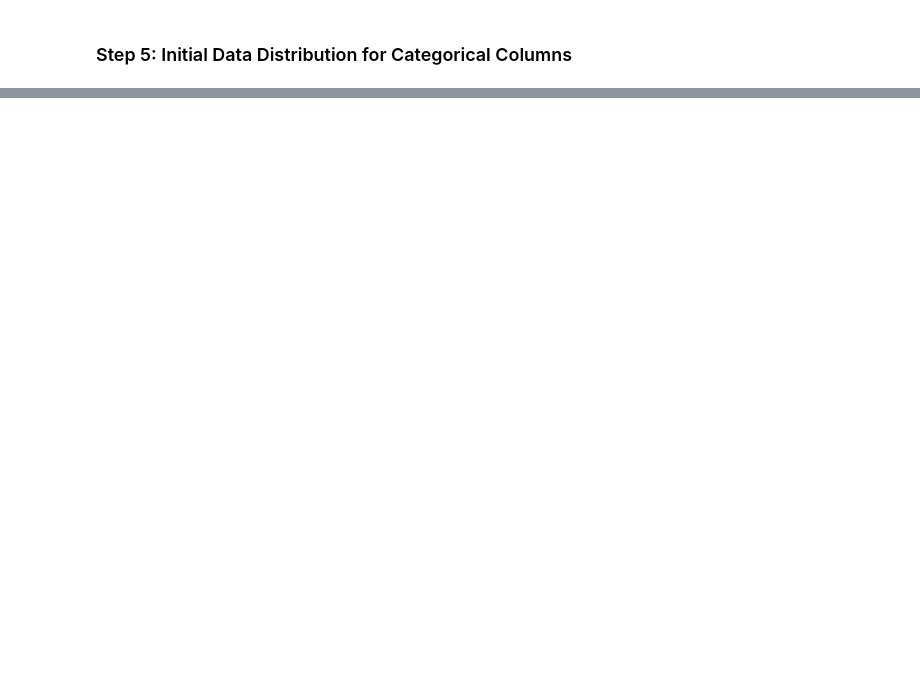
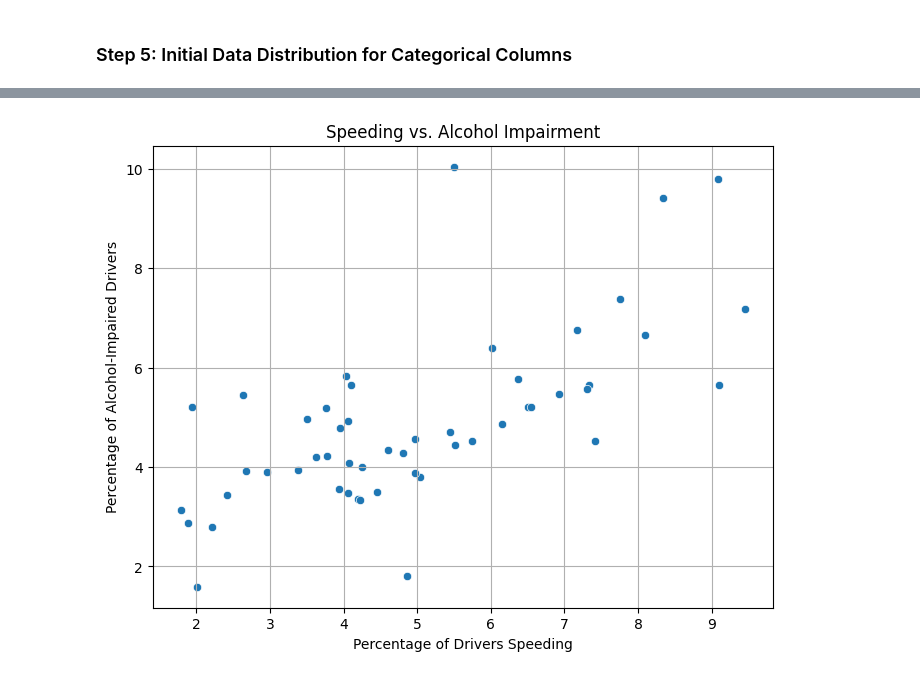
Before and after one commit to dgraves4/datafun-06-eda, a Jupyter notebook: dgraves_eda.ipynb, the cells around one changed output, grey strips where cells are left out. Drawn from its saved outputs; the diff is of its cells as text; code cells hidden in the pictures; blank space fills up the shorter version.

```diff
--- a/dgraves_eda.ipynb
+++ b/dgraves_eda.ipynb
@@ -126,0 +142,10 @@ for col in df.select_dtypes(include=['object', 'category']).columns:
+# %%
+plt.figure(figsize=(8, 6))
+sns.scatterplot(x='speeding', y='alcohol', data=df)
+plt.title('Speeding vs. Alcohol Impairment')
+plt.xlabel('Percentage of Drivers Speeding')
+plt.ylabel('Percentage of Alcohol-Impaired Drivers')
+plt.grid(True)
+plt.show()
+# %% [output]
+[figure, added]
```
Also changed, not shown: parts of 18 cells of this notebook.
